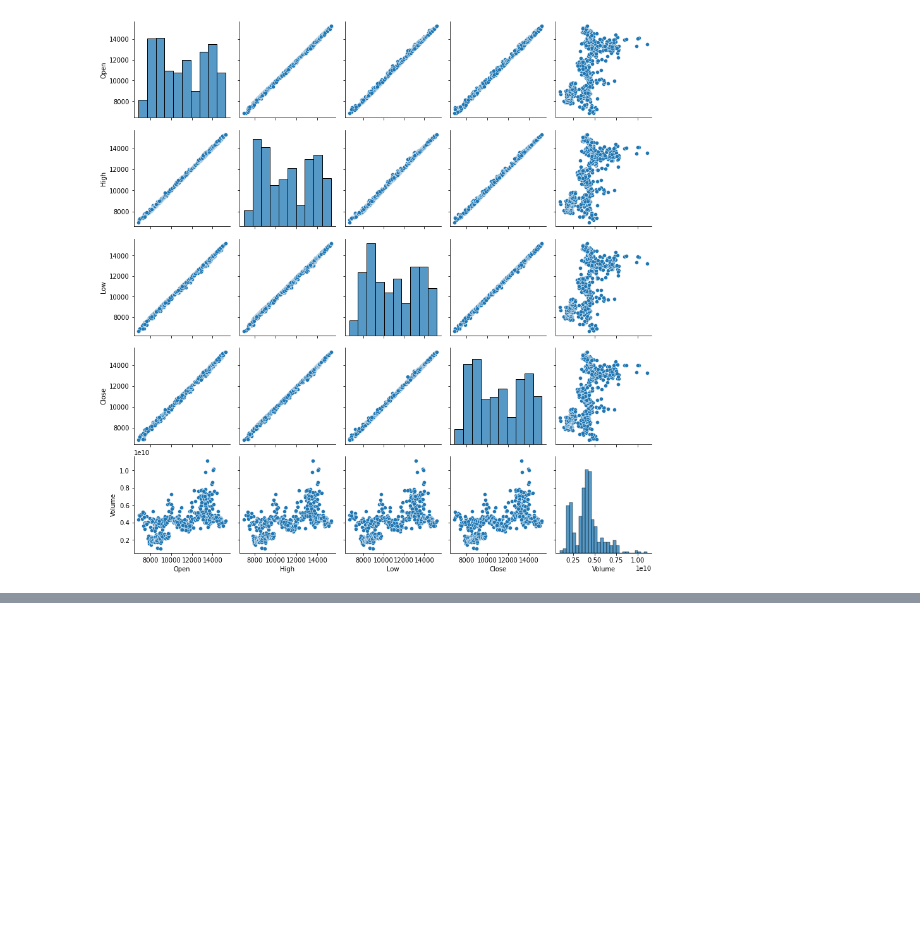
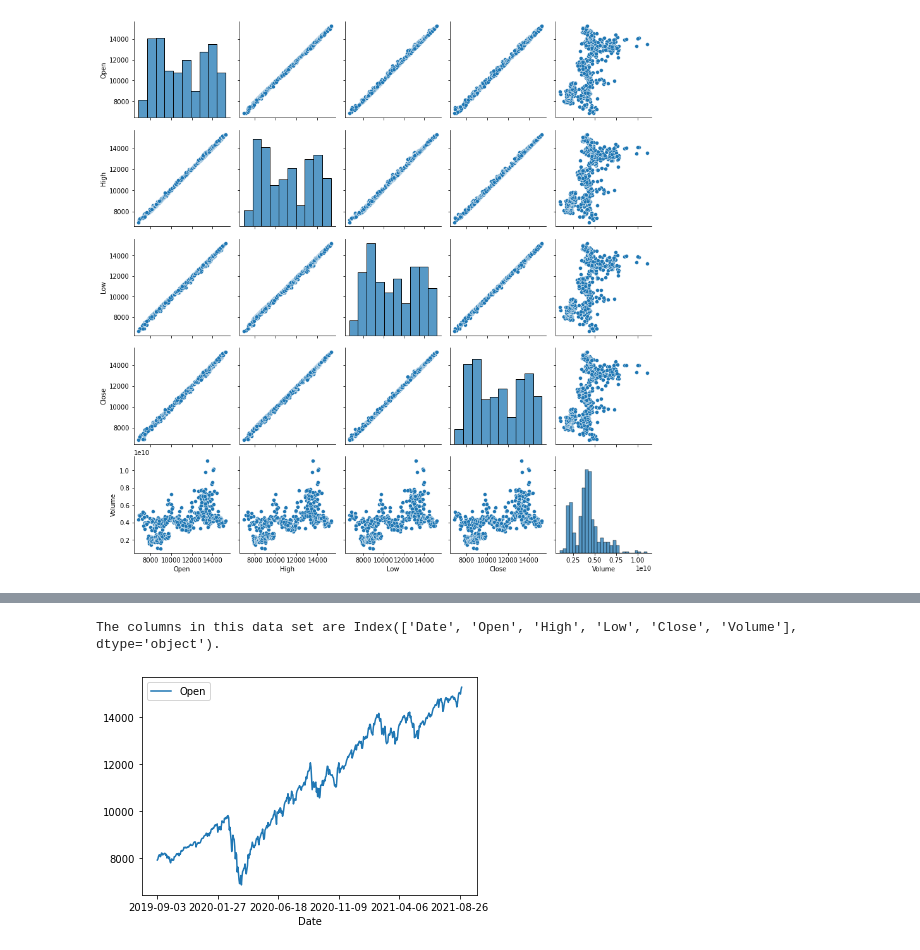
Before and after one commit to data301-2021-winter1/project-group67-project, a Jupyter notebook: notebooks/analysis2.ipynb, the cells around one changed output, grey strips where cells are left out. Cells and saved outputs as stored; diff of their text form; code cells hidden in the pictures; blank space fills up the shorter version.

```diff
--- a/notebooks/analysis2.ipynb
+++ b/notebooks/analysis2.ipynb
@@ -151,0 +163,9 @@ dfNQ_cleaned['Volume'].plot(kind='hist', bins=20, figsize=(12,6), facecolor='gre
+# %%
+columns = dfNQ_cleaned.columns
+
+print(f'The columns in this data set are {columns}.')
+
+dfNASDAQ = (dfNQ_cleaned.plot(x='Date', y='Open'))
+# %% [output]
+The columns in this data set are Index(['Date', 'Open', 'High', 'Low', 'Close', 'Volume'], dtype='object').
+[figure, added]
```
Also changed, not shown: parts of 10 cells of this notebook.
